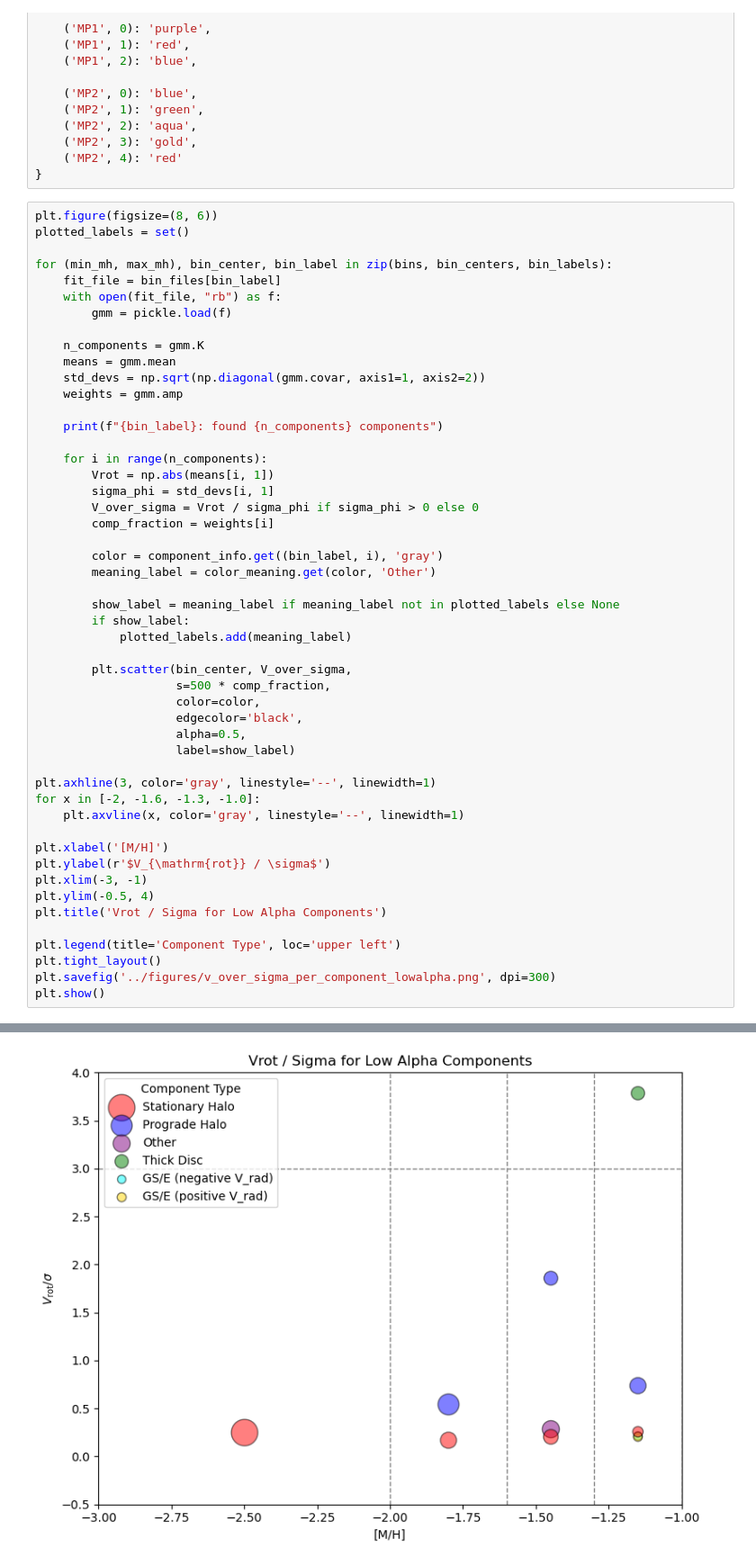
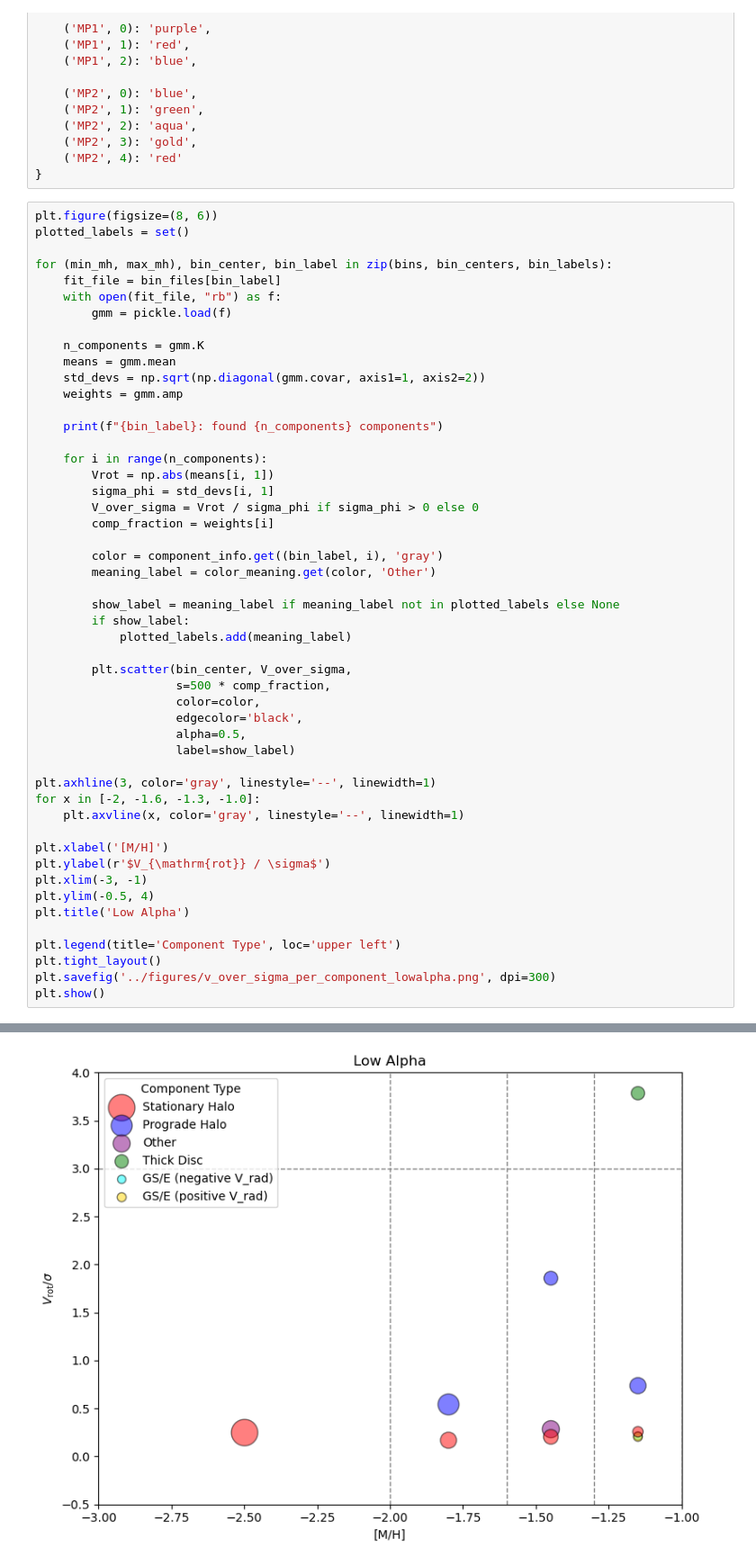
Before and after one commit to raunaq-rai/Disentangling-the-Milky-Way-using-GMM, a Jupyter notebook: notebooks/vis_vphi_vsigma.ipynb, the cells around one changed output, grey strips where cells are left out. Shown at 90% size. Saved outputs shown, nothing was run; the diff lists cells and outputs as text.

```diff
--- a/notebooks/vis_vphi_vsigma.ipynb
+++ b/notebooks/vis_vphi_vsigma.ipynb
@@ -202,32 +202,32 @@ for (min_mh, max_mh), bin_center, bin_label in zip(bins, bin_centers, bin_labels
 
         show_label = meaning_label if meaning_label not in plotted_labels else None
         if show_label:
             plotted_labels.add(meaning_label)
 
         plt.scatter(bin_center, V_over_sigma,
                     s=500 * comp_fraction,
                     color=color,
                     edgecolor='black',
                     alpha=0.5,
                     label=show_label)
 
 plt.axhline(3, color='gray', linestyle='--', linewidth=1)
 for x in [-2, -1.6, -1.3, -1.0]:
     plt.axvline(x, color='gray', linestyle='--', linewidth=1)
 
 plt.xlabel('[M/H]')
 plt.ylabel(r'$V_{\mathrm{rot}} / \sigma$')
 plt.xlim(-3, -1)
 plt.ylim(-0.5, 4)
-plt.title('Vrot / Sigma for Low Alpha Components')
+plt.title('Low Alpha')
 
 plt.legend(title='Component Type', loc='upper left')
 plt.tight_layout()
 plt.savefig('../figures/v_over_sigma_per_component_lowalpha.png', dpi=300)
 plt.show()
 # %% [output]
 VMP: found 1 components
 IMP: found 2 components
 MP1: found 3 components
 MP2: found 5 components
-[figure, old version]
+[figure, new version]
```
Also changed, not shown: parts of 1 cell of this notebook, 4 other files.
